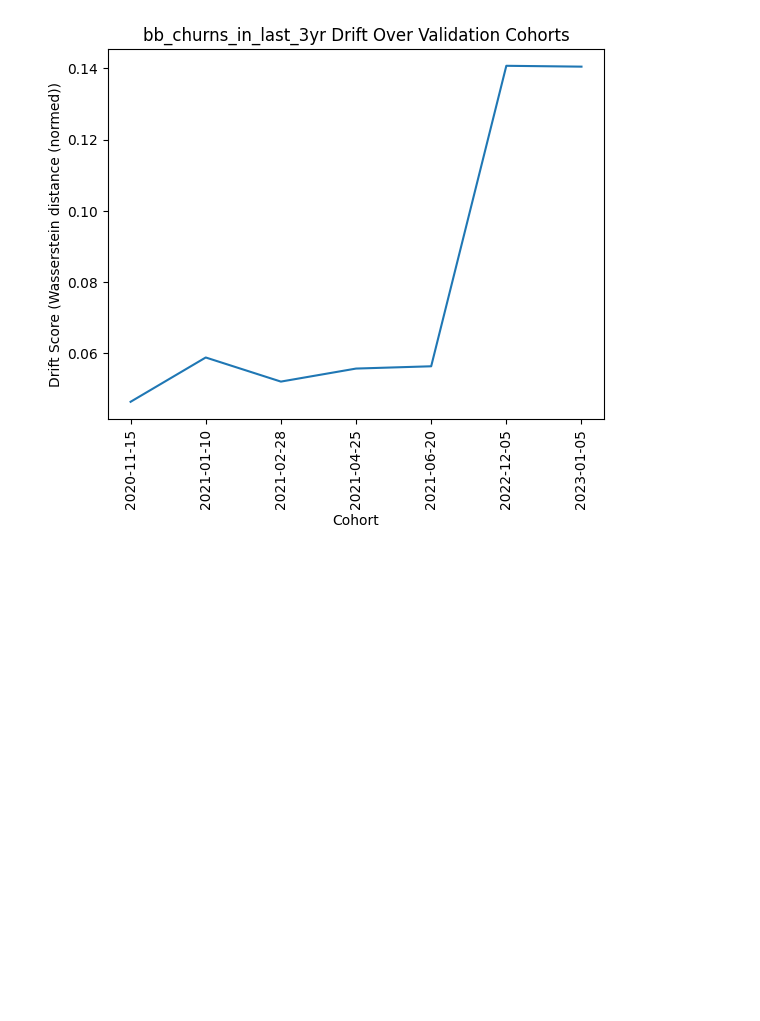
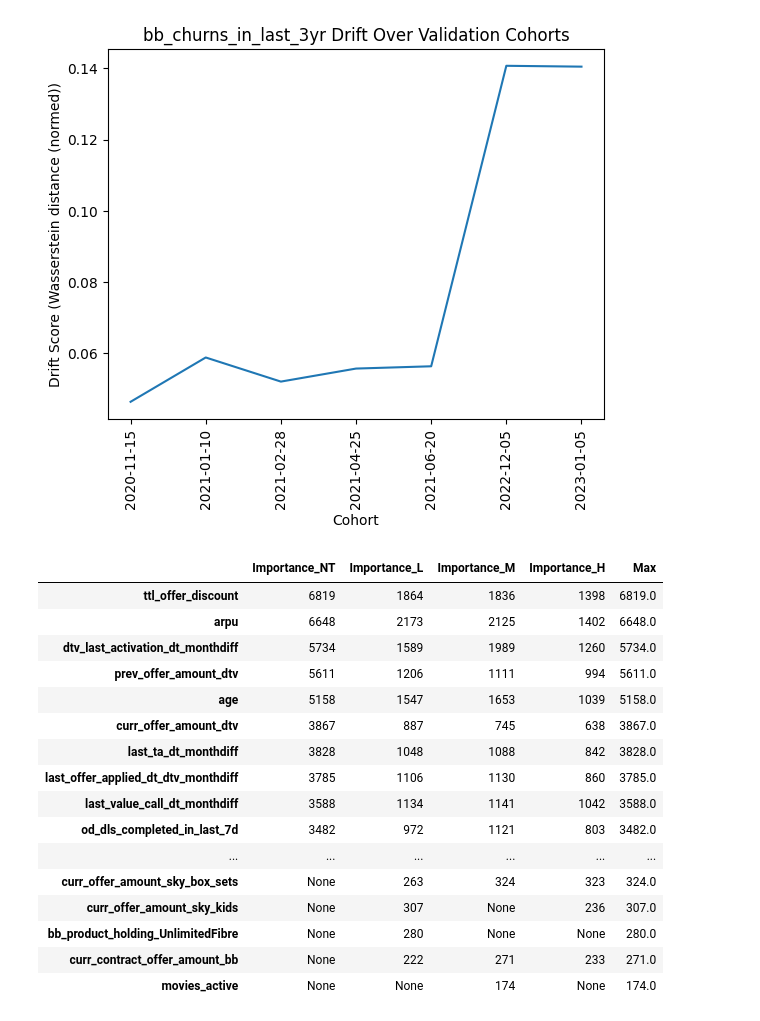
Before and after one commit to RHS23/POM-feature-drift, a Jupyter notebook: data_drift_dashboard.ipynb, the cells around one changed output. Saved outputs shown, nothing was run; the diff lists cells and outputs as text; code cells hidden in the pictures; blank space fills up the shorter version.

```diff
--- a/data_drift_dashboard.ipynb
+++ b/data_drift_dashboard.ipynb
@@ -1158,7 +1158,7 @@ for cohort in validation_cohorts:
     num_features = [feature for feature in features if feature.lower() == feature and feature.split('_')[-1] != 'active']
     if cohort == '292124-202127':
         df = pd.DataFrame(data = {'Features': cat_features + num_features, 'Stattest': None, 'Drift_Score': None,
-                                  'Cohort': pd.to_datetime('202124-0', format = '%Y%W-%w'), 'Treatment': 'Low'})
+                                  'Cohort': pd.to_datetime('202124-0', format = '%Y%W-%w'), 'Treatment': 'Medium'})
     else:
         df = pd.DataFrame(data = {'Features': cat_features + num_features, 'Stattest': None, 'Drift_Score': None,
                                   'Cohort': pd.to_datetime(cohort.split('-')[0] + '-0', format = '%Y%W-%w'), 'Treatment': 'Medium'})
@@ -1347,7 +1347,7 @@ for cohort in validation_cohorts:
     num_features = [feature for feature in features if feature.lower() == feature and feature.split('_')[-1] != 'active']
     if cohort == '292124-202127':
         df = pd.DataFrame(data = {'Features': cat_features + num_features, 'Stattest': None, 'Drift_Score': None,
-                                  'Cohort': pd.to_datetime('202124-0', format = '%Y%W-%w'), 'Treatment': 'Low'})
+                                  'Cohort': pd.to_datetime('202124-0', format = '%Y%W-%w'), 'Treatment': 'High'})
     else:
         df = pd.DataFrame(data = {'Features': cat_features + num_features, 'Stattest': None, 'Drift_Score': None,
                                   'Cohort': pd.to_datetime(cohort.split('-')[0] + '-0', format = '%Y%W-%w'), 'Treatment': 'High'})
@@ -1555,3 +1555,39 @@ plt.show()
 [figure]
 [figure]
 [figure]
+# %%
+features = []
+for treatment in ['NT', 'L', 'M', 'H']:
+    with open(f'pickle_files/DTV_UK_ta_{treatment}.pkl', 'rb') as pkl_file:
+        model = pickle.load(pkl_file)
+    features = features + model.feature_name_
+features = list(set(features))
+# %%
+importances = pd.DataFrame(index = features, data = {'Importance_NT': None, 'Importance_L': None, 'Importance_M': None, 'Importance_H': None})
+for treatment in ['NT', 'L', 'M', 'H']:
+    with open(f'pickle_files/DTV_UK_ta_{treatment}.pkl', 'rb') as pkl_file:
+        model = pickle.load(pkl_file)
+    for i, feature in enumerate(model.feature_name_):
+        importances.loc[feature, f'Importance_{treatment}'] = model.feature_importances_[i]
+# %%
+importances['Max'] = importances.max(axis = 1)
+importances.sort_values(by = 'Max', inplace = True, ascending = False)
+importances
+# %% [output]
+|  | Importance_NT | Importance_L | Importance_M | Importance_H | Max |
+| ttl_offer_discount | 6819 | 1864 | 1836 | 1398 | 6819.0 |
+| arpu | 6648 | 2173 | 2125 | 1402 | 6648.0 |
+| dtv_last_activation_dt_monthdiff | 5734 | 1589 | 1989 | 1260 | 5734.0 |
+| prev_offer_amount_dtv | 5611 | 1206 | 1111 | 994 | 5611.0 |
+| age | 5158 | 1547 | 1653 | 1039 | 5158.0 |
+| curr_offer_amount_dtv | 3867 | 887 | 745 | 638 | 3867.0 |
+| last_ta_dt_monthdiff | 3828 | 1048 | 1088 | 842 | 3828.0 |
+| last_offer_applied_dt_dtv_monthdiff | 3785 | 1106 | 1130 | 860 | 3785.0 |
+| last_value_call_dt_monthdiff | 3588 | 1134 | 1141 | 1042 | 3588.0 |
+| od_dls_completed_in_last_7d | 3482 | 972 | 1121 | 803 | 3482.0 |
+| ... | ... | ... | ... | ... | ... |
+| curr_offer_amount_sky_box_sets | None | 263 | 324 | 323 | 324.0 |
+| curr_offer_amount_sky_kids | None | 307 | None | 236 | 307.0 |
+| bb_product_holding_UnlimitedFibre | None | 280 | None | None | 280.0 |
+| curr_contract_offer_amount_bb | None | 222 | 271 | 233 | 271.0 |
+| movies_active | None | None | 174 | None | 174.0 |
```
Also changed, not shown: parts of 6 cells of this notebook, 2 other files.
